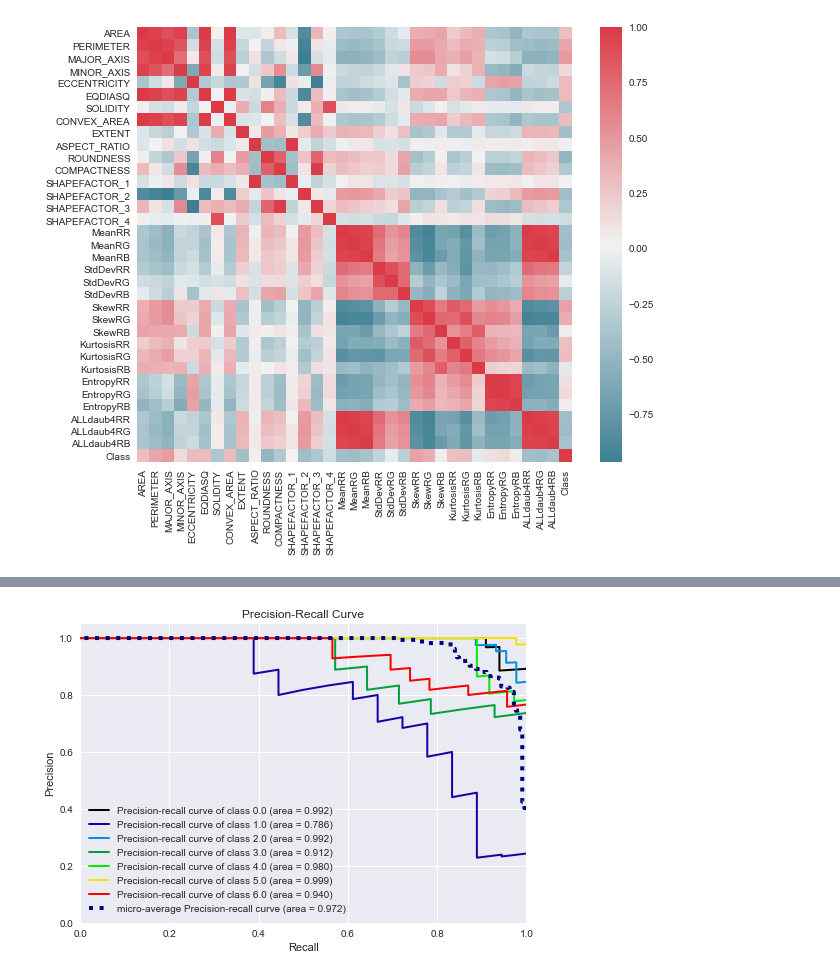
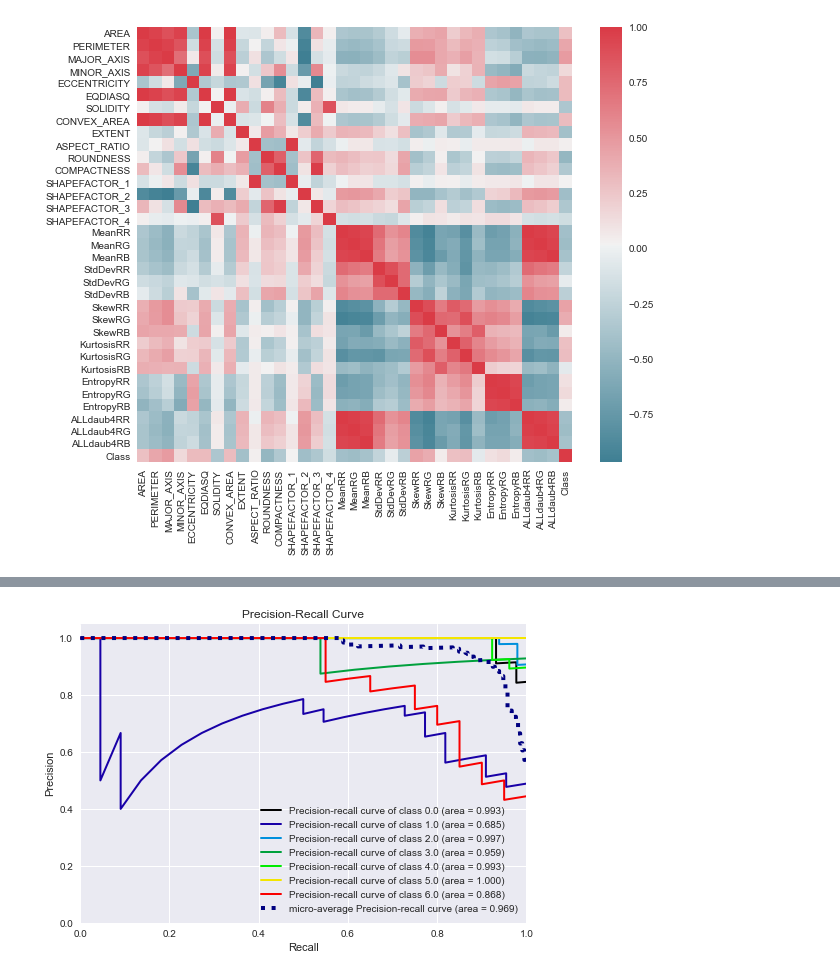
Before and after one commit to robinmasliah/kaggles, a Jupyter notebook: Date_Fruit_Datasets/fruits_classification_analysis_XGBoost.ipynb, the cells around one changed output, grey strips where cells are left out. Drawn from its saved outputs; the diff is of its cells as text; code cells hidden in the pictures.

```diff
--- a/Date_Fruit_Datasets/fruits_classification_analysis_XGBoost.ipynb
+++ b/Date_Fruit_Datasets/fruits_classification_analysis_XGBoost.ipynb
@@ -247,8 +249,9 @@ ensemble_list = [('gradient_boosting', gradb),
                  ('random_forest', forest),
                  ('xgboost', xgb)]
 
-ensemble = VotingClassifier(ensemble_list)
+ensemble = VotingClassifier(ensemble_list, voting='soft')
 ensemble.fit(X_train, y_train)
+y_pred_ensemble_preds_probas = ensemble.predict_proba(X_test)
 ensemble_preds = ensemble.predict(X_test)
 print(accuracy_score(y_test, ensemble_preds))
 print(classification_report(y_test, ensemble_preds))
@@ -280,6 +283,5 @@ plt.show()
 # %%
-probas = xgb.predict_proba(X_test)
-skplt.metrics.plot_precision_recall_curve(y_test, probas)
+skplt.metrics.plot_precision_recall_curve(y_test, y_pred_ensemble_preds_probas)
 plt.show()
 # %% [output]
-[figure, old version]
+[figure, new version]
```
Also changed, not shown: parts of 8 cells of this notebook.
